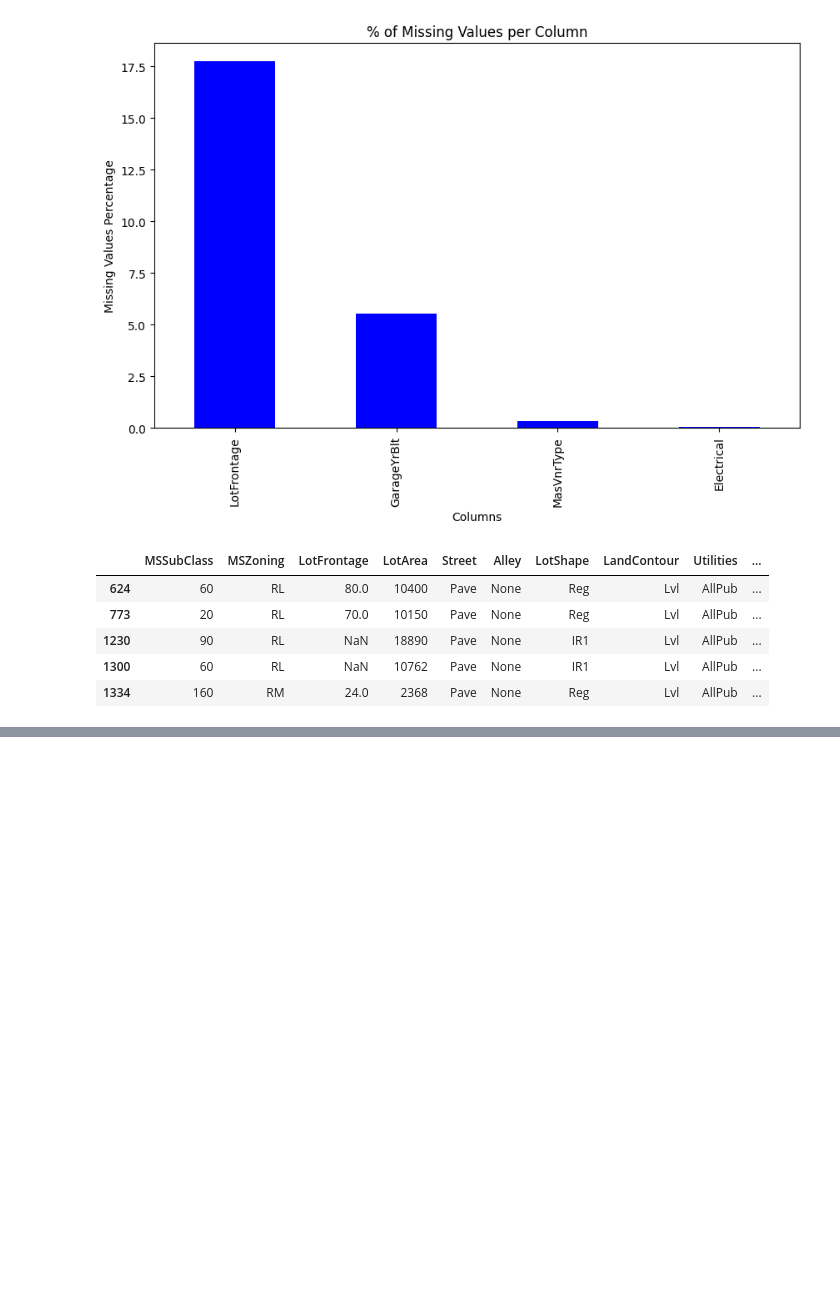
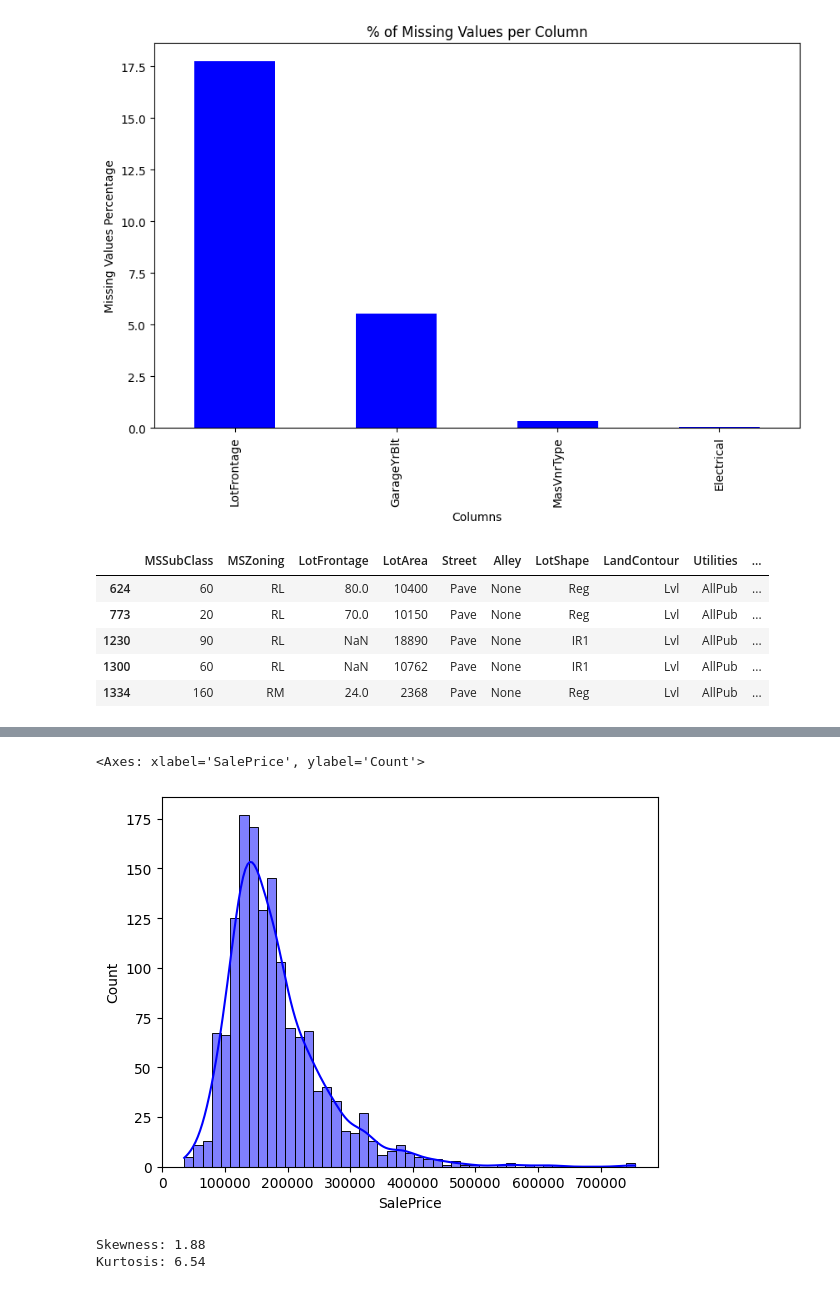
Before and after one commit to k0stro/house-prices-eda-regression, a Jupyter notebook: house-prices-eda-regression.ipynb, the cells around one changed output, grey strips where cells are left out. Cells and saved outputs as stored; diff of their text form; code cells hidden in the pictures; blank space fills up the shorter version.

Commit message:
Kaggle Notebook | House Prices - EDA, regression | Version 3

```diff
--- a/house-prices-eda-regression.ipynb
+++ b/house-prices-eda-regression.ipynb
@@ -226,0 +315,11 @@ train_df[train_df['MasVnrType'].isnull()]
+# %%
+sns.histplot(train_df['SalePrice'], kde = True, color = 'b')
+# %% [output]
+<Axes: xlabel='SalePrice', ylabel='Count'>
+[figure, added]
+# %%
+print(f"Skewness: {train_df['SalePrice'].skew():.2f}")
+print(f"Kurtosis: {train_df['SalePrice'].kurt():.2f}")
+# %% [output]
+Skewness: 1.88
+Kurtosis: 6.54
```
Also changed, not shown: parts of 19 cells of this notebook.
